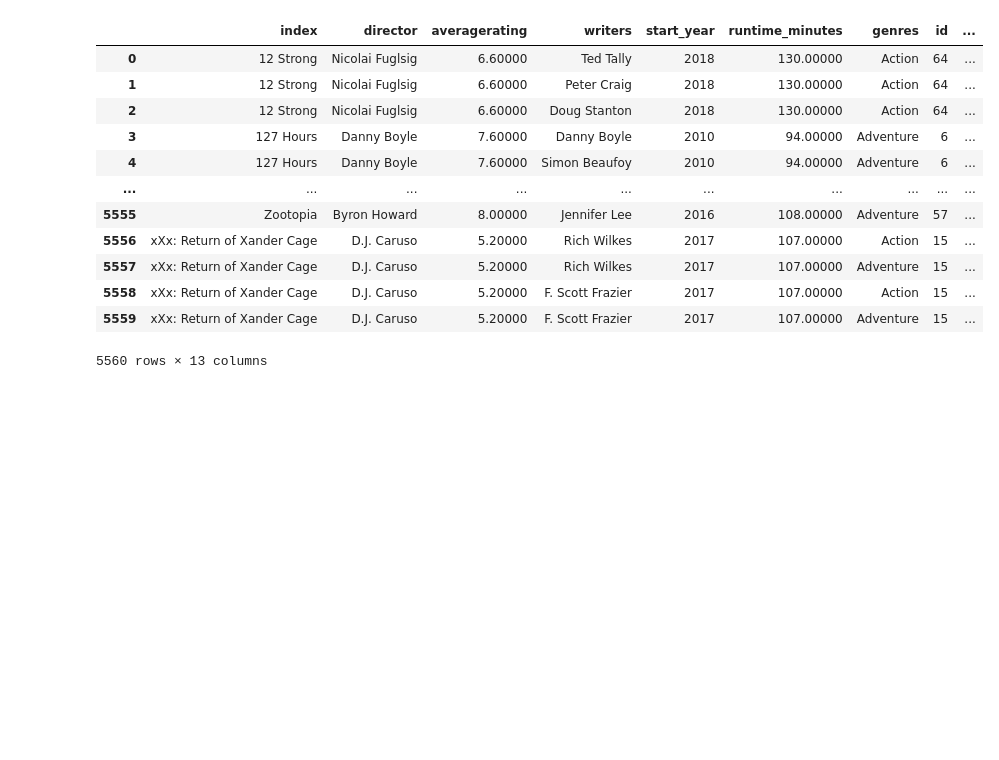
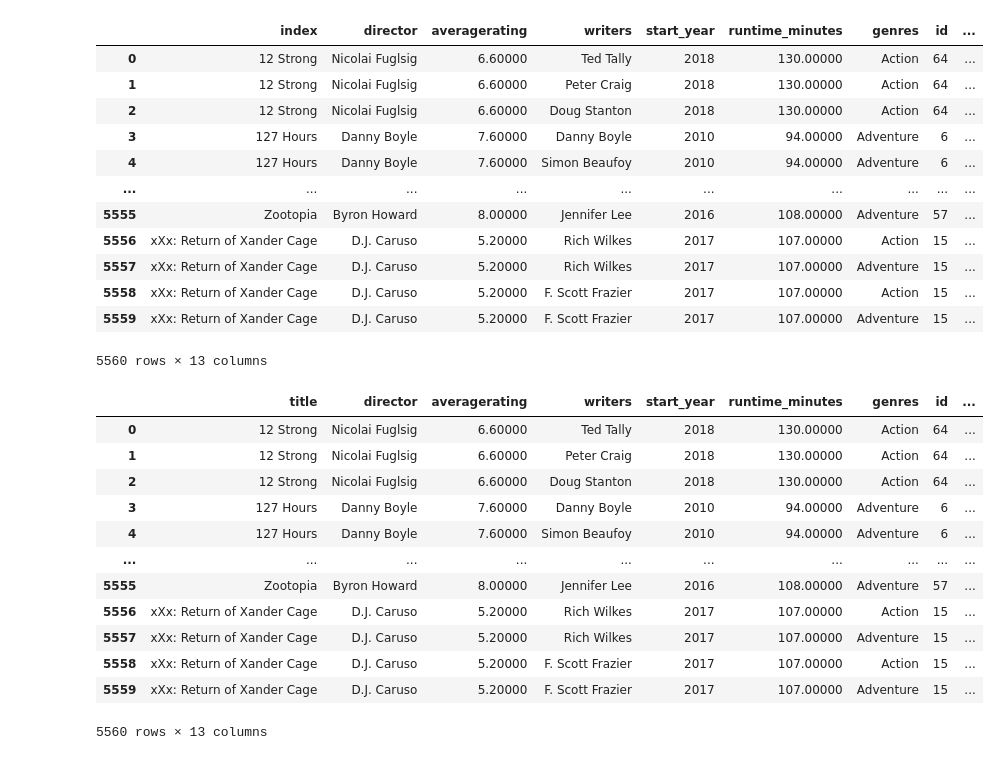
Before and after one commit to wasih790/Microsoft_Movie_Studio, a Jupyter notebook: 2_Statistical_Plotting/Question 3 - Director and Movie .ipynb, the cells around one changed output. Drawn from its saved outputs; the diff is of its cells as text; code cells hidden in the pictures; blank space fills up the shorter version.

Commit message:
dropped unused columns + renamed index

```diff
--- a/2_Statistical_Plotting/Question 3 - Director and Movie .ipynb
+++ b/2_Statistical_Plotting/Question 3 - Director and Movie .ipynb
@@ -124,0 +123,20 @@ df.rename(columns)
+# %%
+# renaming the index column to title
+df.rename(columns = {'index' : 'title'}, inplace=True)
+# %%
+# checking
+df
+# %% [output]
+|  | title | director | averagerating | writers | start_year | runtime_minutes | genres | id | ... |
+| 0 | 12 Strong | Nicolai Fuglsig | 6.60000 | Ted Tally | 2018 | 130.00000 | Action | 64 | ... |
+| 1 | 12 Strong | Nicolai Fuglsig | 6.60000 | Peter Craig | 2018 | 130.00000 | Action | 64 | ... |
+| 2 | 12 Strong | Nicolai Fuglsig | 6.60000 | Doug Stanton | 2018 | 130.00000 | Action | 64 | ... |
+| 3 | 127 Hours | Danny Boyle | 7.60000 | Danny Boyle | 2010 | 94.00000 | Adventure | 6 | ... |
+| 4 | 127 Hours | Danny Boyle | 7.60000 | Simon Beaufoy | 2010 | 94.00000 | Adventure | 6 | ... |
+| ... | ... | ... | ... | ... | ... | ... | ... | ... | ... |
+| 5555 | Zootopia | Byron Howard | 8.00000 | Jennifer Lee | 2016 | 108.00000 | Adventure | 57 | ... |
+| 5556 | xXx: Return of Xander Cage | D.J. Caruso | 5.20000 | Rich Wilkes | 2017 | 107.00000 | Action | 15 | ... |
+| 5557 | xXx: Return of Xander Cage | D.J. Caruso | 5.20000 | Rich Wilkes | 2017 | 107.00000 | Adventure | 15 | ... |
+| 5558 | xXx: Return of Xander Cage | D.J. Caruso | 5.20000 | F. Scott Frazier | 2017 | 107.00000 | Action | 15 | ... |
+| 5559 | xXx: Return of Xander Cage | D.J. Caruso | 5.20000 | F. Scott Frazier | 2017 | 107.00000 | Adventure | 15 | ... |
+5560 rows × 13 columns
```
Also changed, not shown: parts of 1 cell of this notebook.
